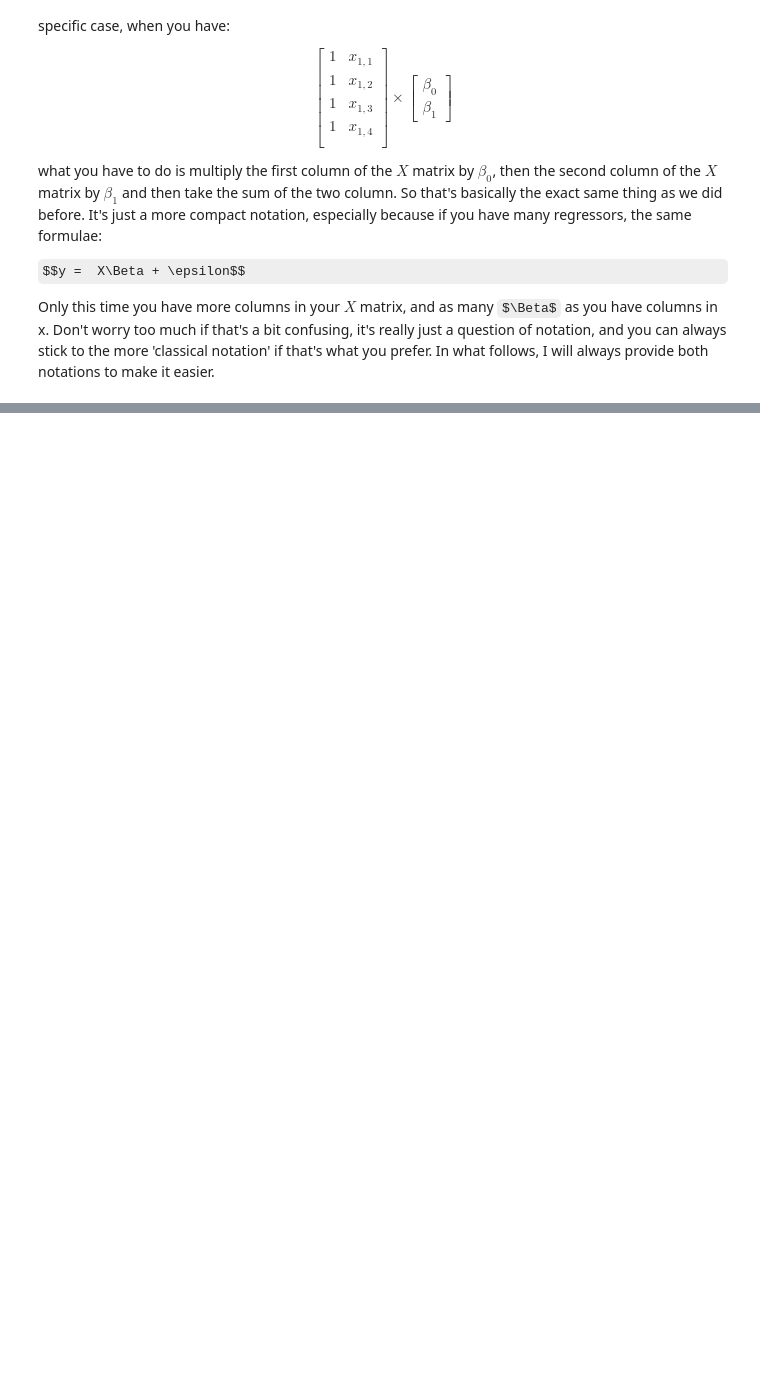
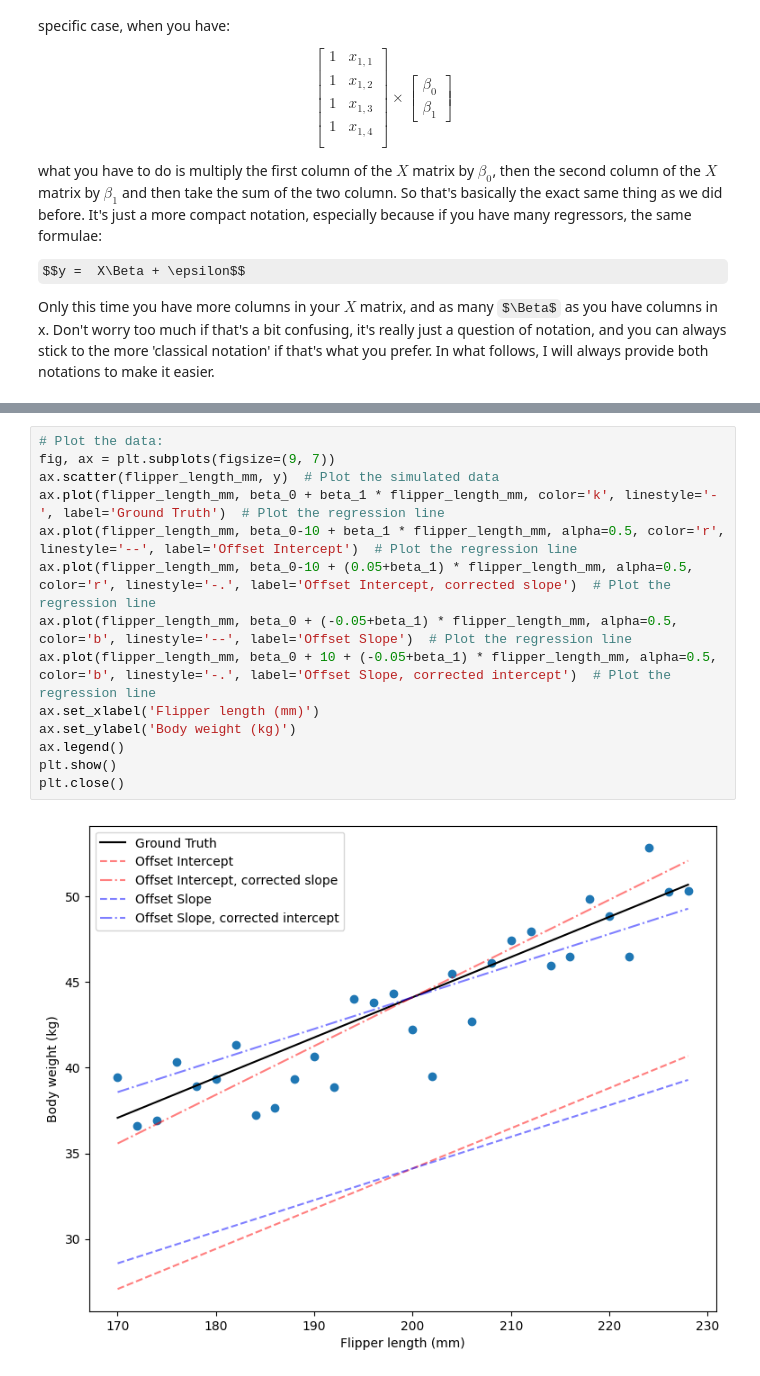
Before and after one commit to AlexLepauvre/variation_laplace_for_dummies, a Jupyter notebook: VariationalLaplaceForDummies/LinearRegression.ipynb, the cells around one changed output, grey strips where cells are left out. Drawn from its saved outputs; the diff is of its cells as text; some formulas as TeX source; blank space fills up the shorter version.

```diff
--- a/VariationalLaplaceForDummies/LinearRegression.ipynb
+++ b/VariationalLaplaceForDummies/LinearRegression.ipynb
@@ -458,0 +640,16 @@ That's basically saying, if the true value of $\beta_1$ is -3, it's really unlik
+# %%
+# Plot the data:
+fig, ax = plt.subplots(figsize=(9, 7))
+ax.scatter(flipper_length_mm, y)  # Plot the simulated data
+ax.plot(flipper_length_mm, beta_0 + beta_1 * flipper_length_mm, color='k', linestyle='-', label='Ground Truth')  # Plot the regression line
+ax.plot(flipper_length_mm, beta_0-10 + beta_1 * flipper_length_mm, alpha=0.5, color='r', linestyle='--', label='Offset Intercept')  # Plot the regression line
+ax.plot(flipper_length_mm, beta_0-10 + (0.05+beta_1) * flipper_length_mm, alpha=0.5, color='r', linestyle='-.', label='Offset Intercept, corrected slope')  # Plot the regression line
+ax.plot(flipper_length_mm, beta_0 + (-0.05+beta_1) * flipper_length_mm, alpha=0.5, color='b', linestyle='--', label='Offset Slope')  # Plot the regression line
+ax.plot(flipper_length_mm, beta_0 + 10 + (-0.05+beta_1) * flipper_length_mm, alpha=0.5, color='b', linestyle='-.', label='Offset Slope, corrected intercept')  # Plot the regression line
+ax.set_xlabel('Flipper length (mm)')
+ax.set_ylabel('Body weight (kg)')
+ax.legend()
+plt.show()
+plt.close()
+# %% [output]
+[figure, added]
```
Also changed, not shown: parts of 40 cells of this notebook.
